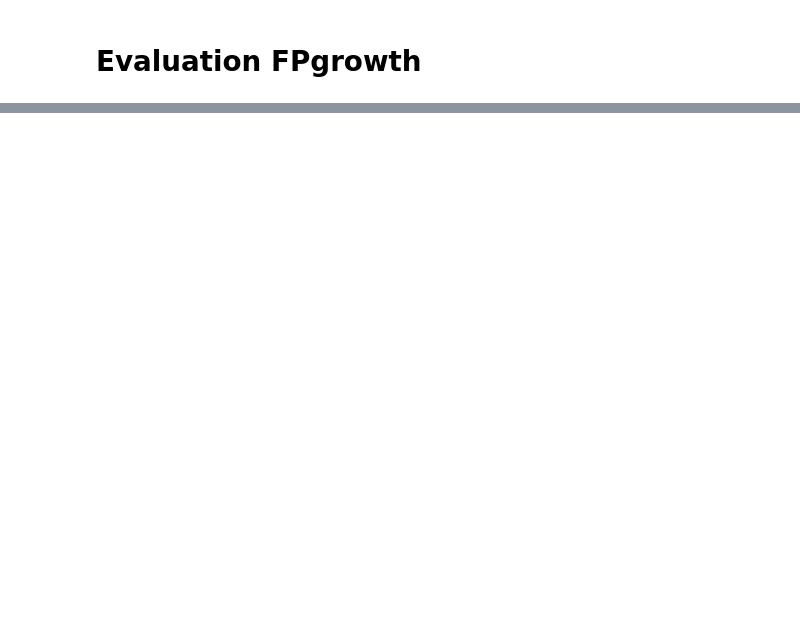
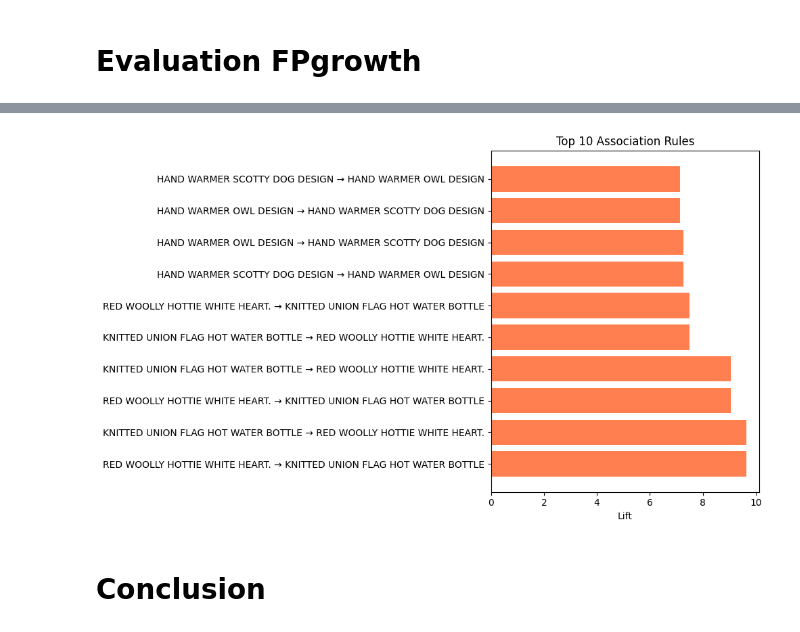
Before and after one commit to elgazar04/BI-Project, a Jupyter notebook: Assosiation Rule/Model/Models.ipynb, the cells around one changed output, grey strips where cells are left out. Saved outputs shown, nothing was run; the diff lists cells and outputs as text; code cells hidden in the pictures; blank space fills up the shorter version.

```diff
--- a/Assosiation Rule/Model/Models.ipynb
+++ b/Assosiation Rule/Model/Models.ipynb
@@ -169,0 +236,16 @@ rules_fp[["antecedents", "consequents", "support", "confidence", "lift"]].head(1
+# %%
+# Show top 10 rules by lift
+top_rules = rules_fp.nlargest(10, 'lift')
+
+plt.figure(figsize=(10, 6))
+rules_text = [f"{list(r['antecedents'])[0]} → {list(r['consequents'])[0]}" for _, r in top_rules.iterrows()]
+plt.barh(range(10), top_rules['lift'], color='coral')
+plt.yticks(range(10), rules_text)
+plt.xlabel('Lift')
+plt.title('Top 10 Association Rules')
+plt.tight_layout()
+plt.show()
+# %% [output]
+[figure, added]
+# %% [markdown]
+# Conclusion
```
Also changed, not shown: parts of 8 cells of this notebook, 3 other files.
